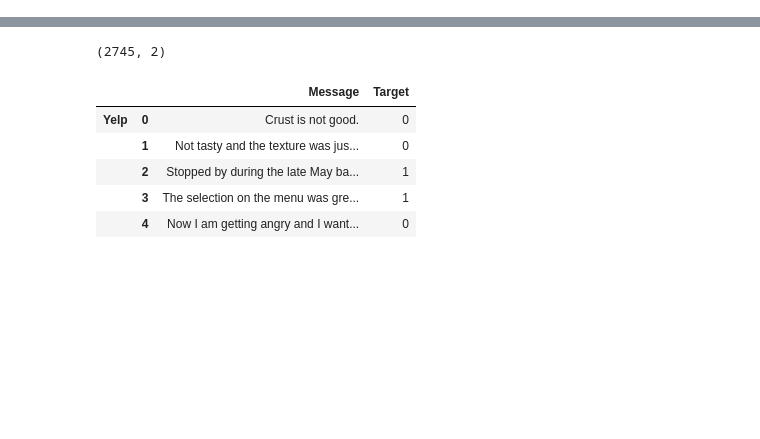
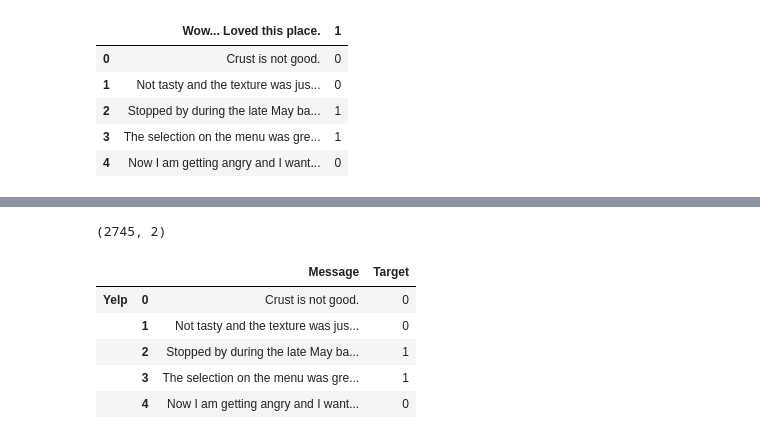
Before and after one commit to rahulvaish/NaturalLanguageProcessing-Python, a Jupyter notebook: TextClassificationSentiment Analysis/TextClassificationSentimentAnalysis.ipynb, the cells around one changed output, grey strips where cells are left out. Saved outputs shown, nothing was run; the diff lists cells and outputs as text; code cells hidden in the pictures; blank space fills up the shorter version.

```diff
--- a/TextClassificationSentiment Analysis/TextClassificationSentimentAnalysis.ipynb
+++ b/TextClassificationSentiment Analysis/TextClassificationSentimentAnalysis.ipynb
@@ -6,3 +6,12 @@ import seaborn as sns
 df_yelp = pd.read_table('C:/Users/rvaish/Documents/Python Scripts/NLP-SentimentAnalysis/yelp_labelled.txt')
 df_imdb = pd.read_table('C:/Users/rvaish/Documents/Python Scripts/NLP-SentimentAnalysis/imdb_labelled.txt')
 df_amz = pd.read_table('C:/Users/rvaish/Documents/Python Scripts/NLP-SentimentAnalysis/amazon_cells_labelled.txt')
+# %%
+df_yelp.head(5)
+# %% [output]
+|  | Wow... Loved this place. | 1 |
+| 0 | Crust is not good. | 0 |
+| 1 | Not tasty and the texture was jus... | 0 |
+| 2 | Stopped by during the late May ba... | 1 |
+| 3 | The selection on the menu was gre... | 1 |
+| 4 | Now I am getting angry and I want... | 0 |
```
Also changed, not shown: parts of 9 cells of this notebook, 1 other file.
